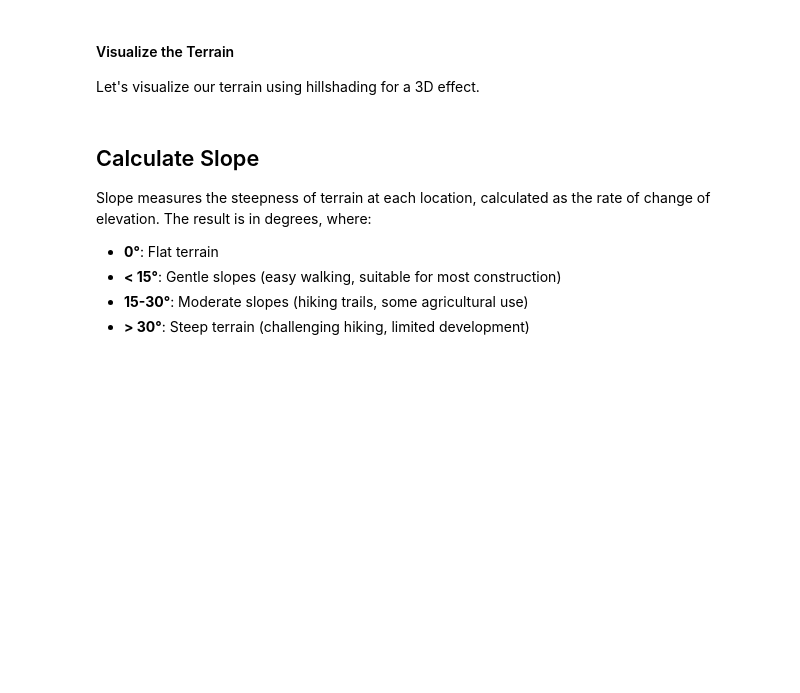
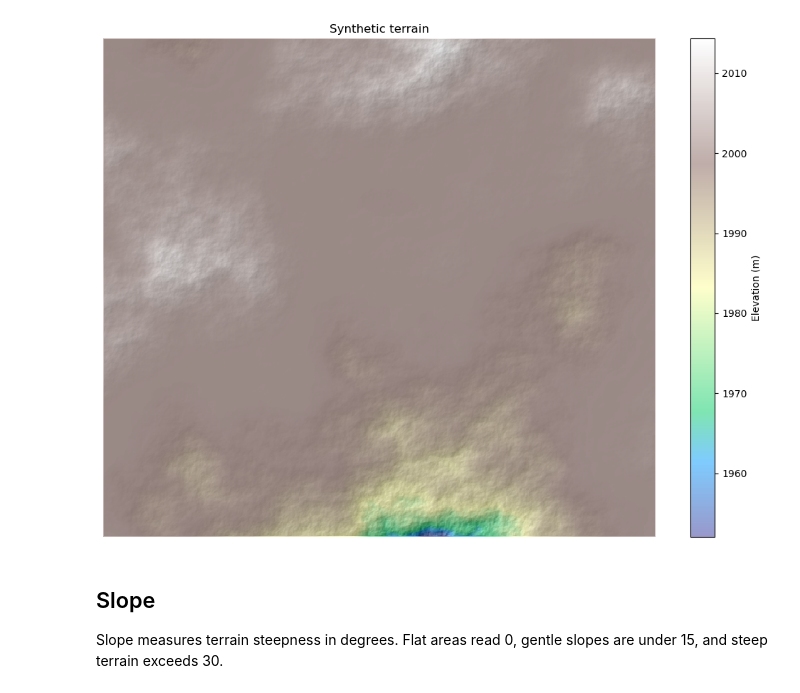
Before and after one commit to makepath/xarray-spatial, a Jupyter notebook: examples/user_guide/30_Zonal_Crosstab.ipynb, the cells around one changed output. Cells and saved outputs as stored; diff of their text form; code cells hidden in the pictures; blank space fills up the shorter version.

```diff
--- a/examples/user_guide/30_Zonal_Crosstab.ipynb
+++ b/examples/user_guide/30_Zonal_Crosstab.ipynb
@@ -41,26 +49,21 @@ print(f"Elevation range: {float(terrain.min()):.0f} - {float(terrain.max()):.0f}
-# %% [markdown]
-#### Visualize the Terrain
-
-Let's visualize our terrain using hillshading for a 3D effect.
 # %%
 # Create hillshade for visualization
 illuminated = terrain.xrs.hillshade()
 
-# Combine elevation colors with hillshade
 fig, ax = plt.subplots(figsize=(10, 7.5))
-ax.imshow(illuminated.values, cmap='gray')
-ax.imshow(terrain.values, cmap='terrain', alpha=0.5)
+illuminated.plot.imshow(ax=ax, cmap='gray', add_colorbar=False)
+terrain.plot.imshow(ax=ax, cmap='terrain', alpha=0.5, add_colorbar=True,
+                    cbar_kwargs={'label': 'Elevation (m)'})
+ax.set_title('Synthetic terrain')
 ax.set_axis_off()
 plt.tight_layout()
 plt.show()
+# %% [output]
+[figure, added]
 # %% [markdown]
-## Calculate Slope
+## Slope
 
-Slope measures the steepness of terrain at each location, calculated as the rate of change of elevation. The result is in degrees, where:
-- **0°**: Flat terrain
-- **< 15°**: Gentle slopes (easy walking, suitable for most construction)
-- **15-30°**: Moderate slopes (hiking trails, some agricultural use)
-- **> 30°**: Steep terrain (challenging hiking, limited development)
+Slope measures terrain steepness in degrees. Flat areas read 0, gentle slopes are under 15, and steep terrain exceeds 30.
 # %%
 # Calculate slope in degrees
 slope_agg = terrain.xrs.slope()
```
Also changed, not shown: parts of 24 cells of this notebook, 1 other file.
